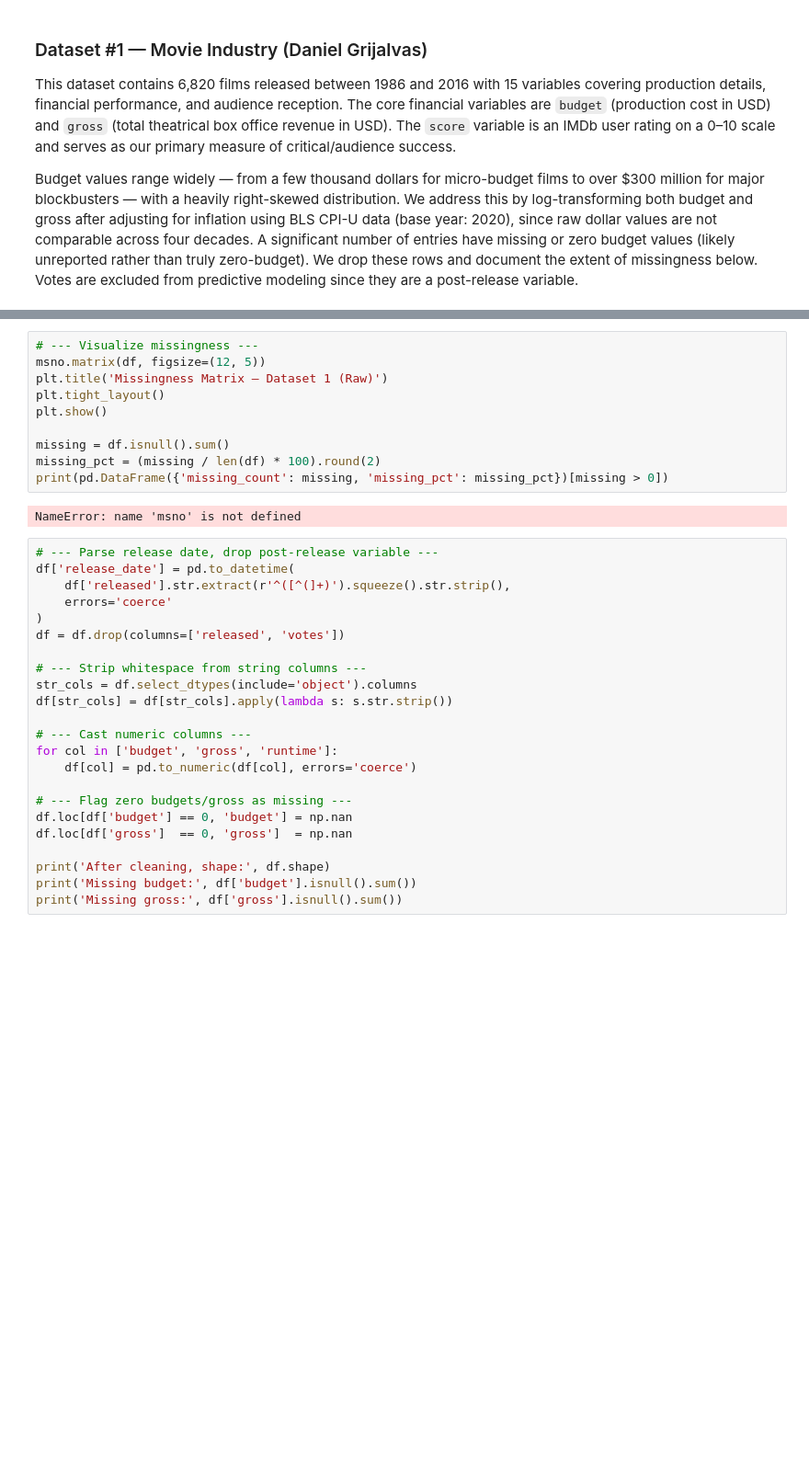
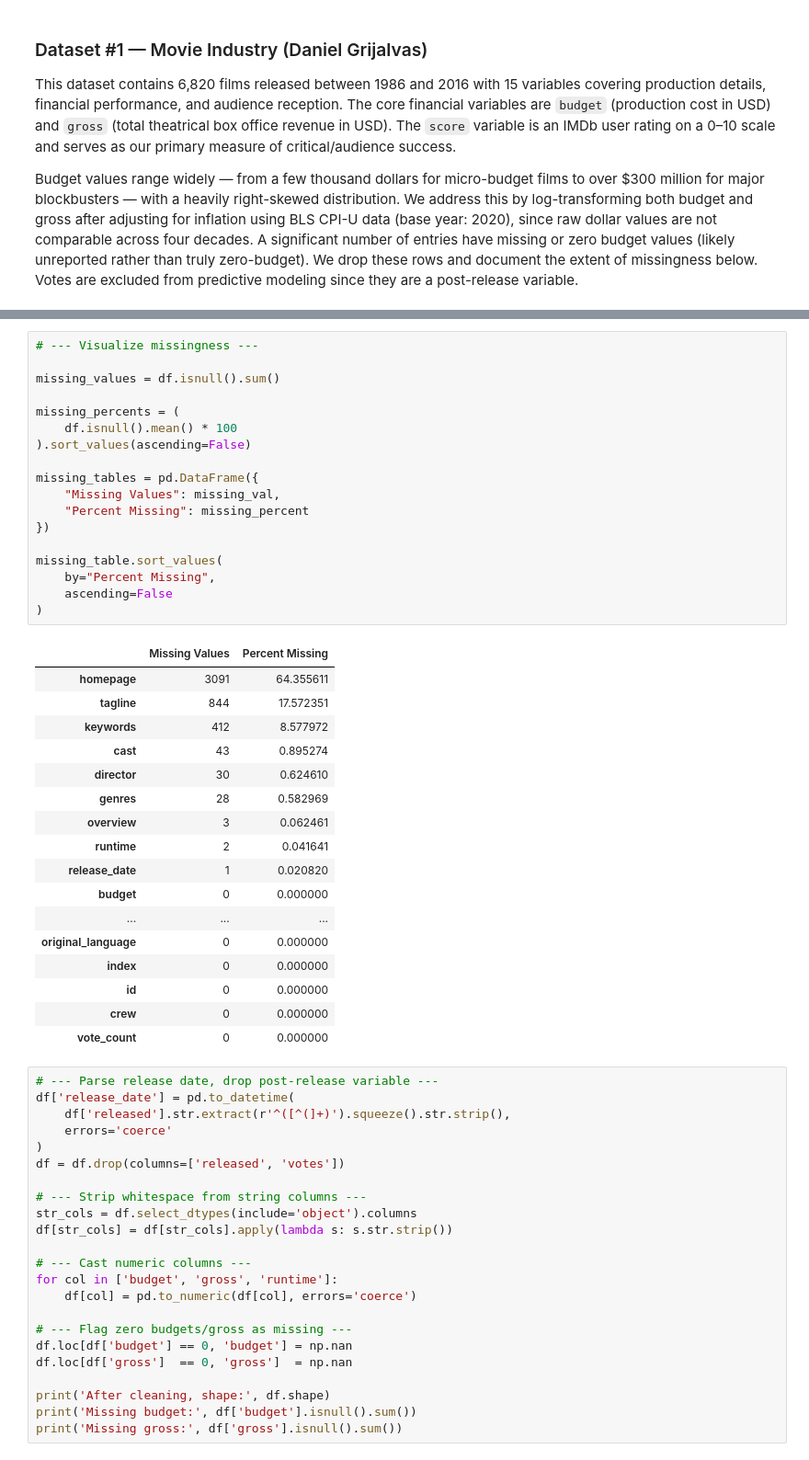
Before and after one commit to COGS108/Group-SP26-102, a Jupyter notebook: 01-DataCheckpoint.ipynb, the cells around one changed output, grey strips where cells are left out. Shown at 92% size. Cells and saved outputs as stored; diff of their text form; blank space fills up the shorter version.

```diff
--- a/01-DataCheckpoint.ipynb
+++ b/01-DataCheckpoint.ipynb
@@ -128,15 +134,39 @@ ModuleNotFoundError: No module named 'missingno'
-# %%
-# --- Visualize missingness ---
-msno.matrix(df, figsize=(12, 5))
-plt.title('Missingness Matrix — Dataset 1 (Raw)')
-plt.tight_layout()
-plt.show()
-
-missing = df.isnull().sum()
-missing_pct = (missing / len(df) * 100).round(2)
-print(pd.DataFrame({'missing_count': missing, 'missing_pct': missing_pct})[missing > 0])
-# %% [output]
-NameError: name 'msno' is not defined
+# %%
+# --- Visualize missingness ---
+
+missing_values = df.isnull().sum()
+
+missing_percents = (
+    df.isnull().mean() * 100
+).sort_values(ascending=False)
+
+missing_tables = pd.DataFrame({
+    "Missing Values": missing_val,
+    "Percent Missing": missing_percent
+})
+
+missing_table.sort_values(
+    by="Percent Missing",
+    ascending=False
+)
+# %% [output]
+|  | Missing Values | Percent Missing |
+| homepage | 3091 | 64.355611 |
+| tagline | 844 | 17.572351 |
+| keywords | 412 | 8.577972 |
+| cast | 43 | 0.895274 |
+| director | 30 | 0.624610 |
+| genres | 28 | 0.582969 |
+| overview | 3 | 0.062461 |
+| runtime | 2 | 0.041641 |
+| release_date | 1 | 0.020820 |
+| budget | 0 | 0.000000 |
+| ... | ... | ... |
+| original_language | 0 | 0.000000 |
+| index | 0 | 0.000000 |
+| id | 0 | 0.000000 |
+| crew | 0 | 0.000000 |
+| vote_count | 0 | 0.000000 |
 # %%
 # --- Parse release date, drop post-release variable ---
 df['release_date'] = pd.to_datetime(
```
Also changed, not shown: parts of 2 cells of this notebook.
